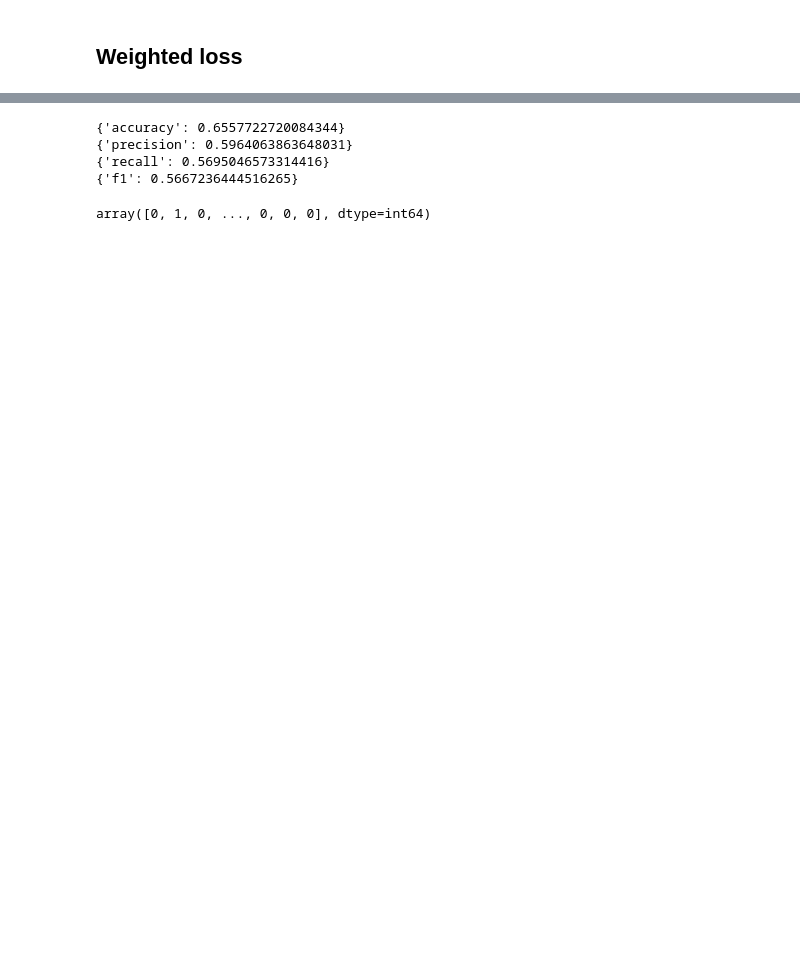
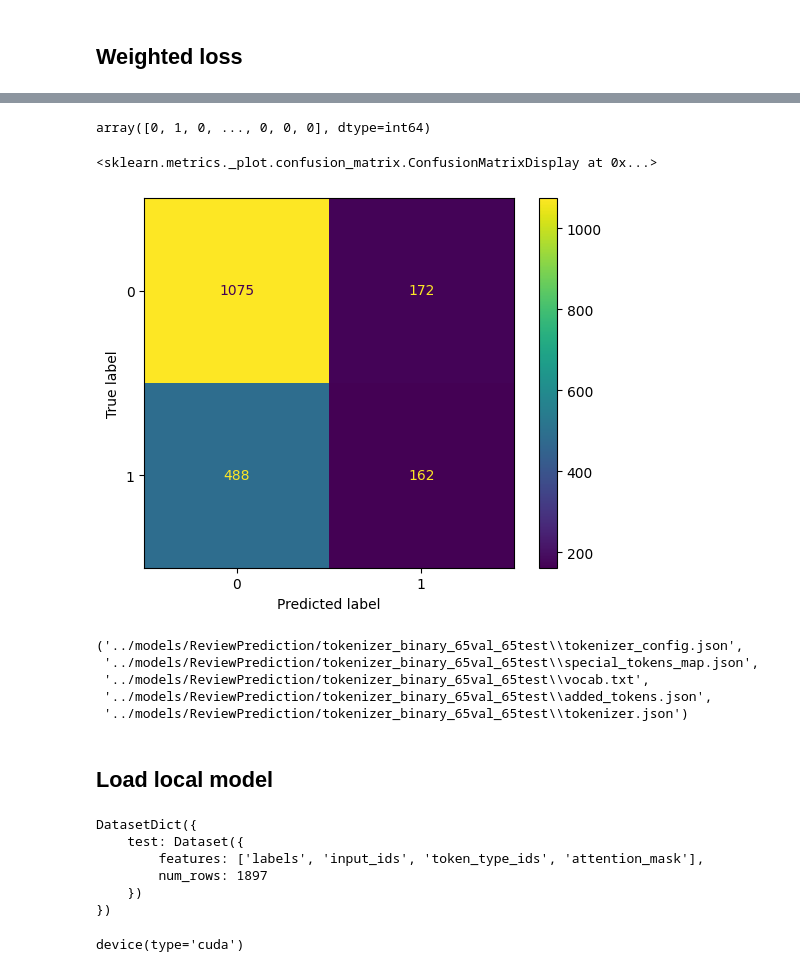
Before and after one commit to liamti5/Essentials-in-Text-and-Speech-Processing, a Jupyter notebook: code/usefulnessPredictor_binaryClassification_BERT.ipynb, the cells around one changed output, grey strips where cells are left out. Saved outputs shown, nothing was run; the diff lists cells and outputs as text; code cells hidden in the pictures; blank space fills up the shorter version.

Commit message:
Confusion matrix

```diff
--- a/code/usefulnessPredictor_binaryClassification_BERT.ipynb
+++ b/code/usefulnessPredictor_binaryClassification_BERT.ipynb
@@ -346,16 +281 @@ weighted avg       0.61      0.63      0.61      1897
 (1897, 2) (1897,)
-# %%
-accuracy_metric = evaluate.load("accuracy")
-precision_metric = evaluate.load("precision")
-recall_metric = evaluate.load("recall")
-f1_metric = evaluate.load("f1")
-
-print(accuracy_metric.compute(predictions=preds, references=predictions.label_ids))
-print(precision_metric.compute(predictions=preds, references=predictions.label_ids, average='macro'))
-print(recall_metric.compute(predictions=preds, references=predictions.label_ids, average='macro'))
-print(f1_metric.compute(predictions=preds, references=predictions.label_ids, average='macro'))
-# %% [output]
-{'accuracy': 0.6557722720084344}
-{'precision': 0.5964063863648031}
-{'recall': 0.5695046573314416}
-{'f1': 0.5667236444516265}
@@ -363,3 +293,54 @@ print(f1_metric.compute(predictions=preds, references=predictions.label_ids, ave
 preds
 # %% [output]
 array([0, 1, 0, ..., 0, 0, 0], dtype=int64)
+# %%
+from sklearn.metrics import confusion_matrix, ConfusionMatrixDisplay
+
+
+cm = confusion_matrix(predictions.label_ids, preds)
+ConfusionMatrixDisplay(cm).plot()
+# %% [output]
+<sklearn.metrics._plot.confusion_matrix.ConfusionMatrixDisplay at 0x...>
+[figure, added]
+# %%
+model.save_pretrained('../models/ReviewPrediction/model_binary_65val_65test')
+tokenizer.save_pretrained('../models/ReviewPrediction/tokenizer_binary_65val_65test')
+# %% [output]
+('../models/ReviewPrediction/tokenizer_binary_65val_65test\\tokenizer_config.json',
+ '../models/ReviewPrediction/tokenizer_binary_65val_65test\\special_tokens_map.json',
+ '../models/ReviewPrediction/tokenizer_binary_65val_65test\\vocab.txt',
+ '../models/ReviewPrediction/tokenizer_binary_65val_65test\\added_tokens.json',
+ '../models/ReviewPrediction/tokenizer_binary_65val_65test\\tokenizer.json')
+# %% [markdown]
+## Load local model
+# %%
+from datasets import load_dataset
+from transformers import DataCollatorWithPadding, AutoModelForSequenceClassification, AutoTokenizer, AutoModel
+import evaluate
+import torch
+
+dataset = load_dataset('../data/ReviewPrediction', data_files={'test': 'test_binary.csv'})
+
+tokenizer_local = AutoTokenizer.from_pretrained('../models/ReviewPrediction/tokenizer_binary_65val_65test')
+model_local = AutoModelForSequenceClassification.from_pretrained('../models/ReviewPrediction/model_binary_65val_65test')
+
+def tokenize_function(example):
+    return tokenizer(example["review"], truncation=True)
+
+tokenized_dataset = dataset.map(tokenize_function, batched=True)
+tokenized_dataset = tokenized_dataset.remove_columns(["upvotes", "downvotes", "score", "Unnamed: 0", "Unnamed: 0.1", '_id', 'review'])
+tokenized_dataset = tokenized_dataset.rename_column("sum", "labels")
+tokenized_dataset
+# %% [output]
+DatasetDict({
+    test: Dataset({
+        features: ['labels', 'input_ids', 'token_type_ids', 'attention_mask'],
+        num_rows: 1897
+    })
+})
+# %%
+device = torch.device("cuda") if torch.cuda.is_available() else torch.device("cpu")
+model_local.to(device)
+device
+# %% [output]
+device(type='cuda')
```
Also changed, not shown: parts of 11 cells of this notebook, 4 other files.
